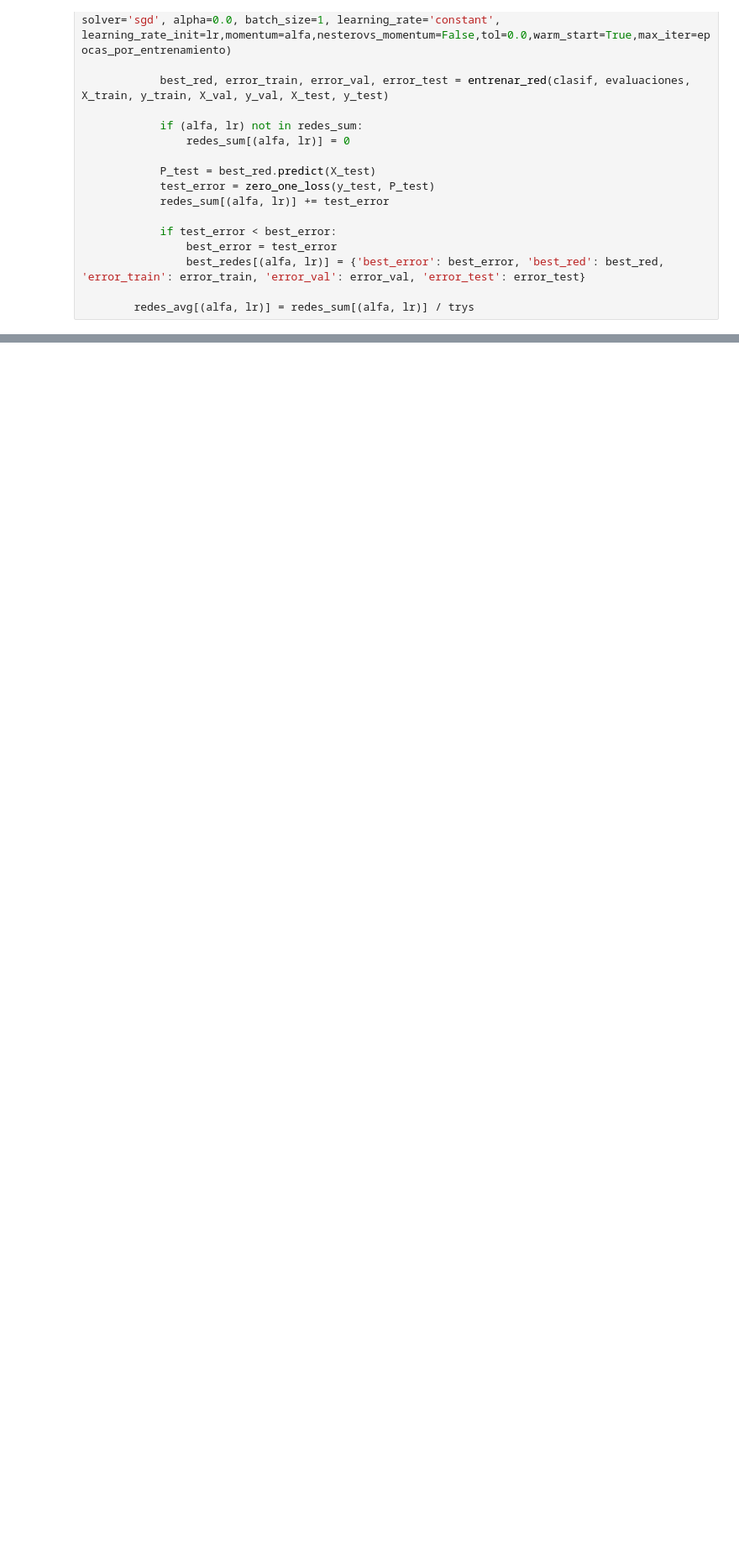
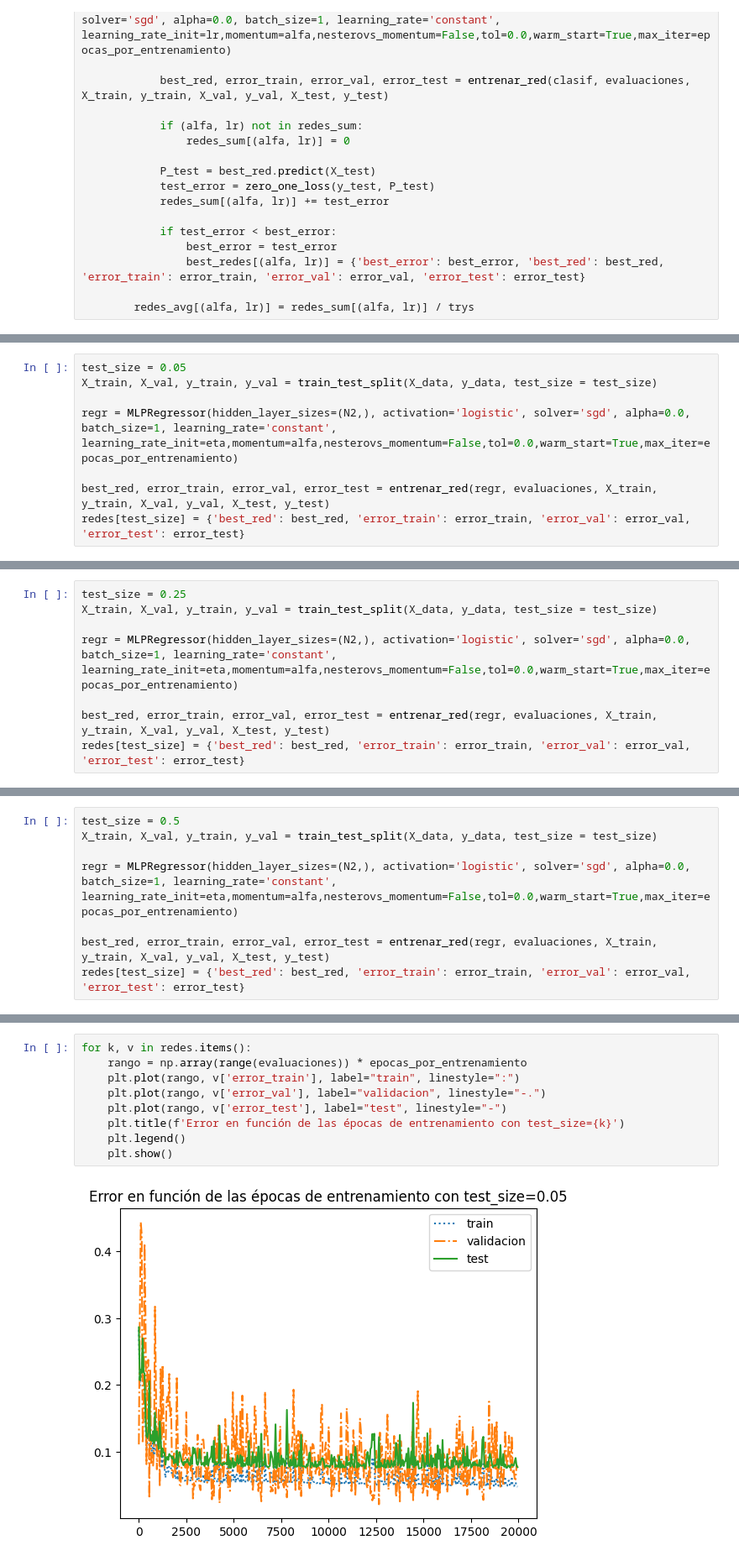
Before and after one commit to LautaroCerruti/ML-IAA-2024, a Jupyter notebook: TP2/TP2.ipynb, the cells around one changed output, grey strips where cells are left out. Shown at 84% size. Saved outputs shown, nothing was run; the diff lists cells and outputs as text; blank space fills up the shorter version.

```diff
--- a/TP2/TP2.ipynb
+++ b/TP2/TP2.ipynb
@@ -282,0 +312,8 @@ print(df)
+# %%
+test_size = 0.05
+X_train, X_val, y_train, y_val = train_test_split(X_data, y_data, test_size = test_size)
+
+regr = MLPRegressor(hidden_layer_sizes=(N2,), activation='logistic', solver='sgd', alpha=0.0, batch_size=1, learning_rate='constant', learning_rate_init=eta,momentum=alfa,nesterovs_momentum=False,tol=0.0,warm_start=True,max_iter=epocas_por_entrenamiento)
+
+best_red, error_train, error_val, error_test = entrenar_red(regr, evaluaciones, X_train, y_train, X_val, y_val, X_test, y_test)
+redes[test_size] = {'best_red': best_red, 'error_train': error_train, 'error_val': error_val, 'error_test': error_test}
@@ -282,0 +322,8 @@ print(df)
+# %%
+test_size = 0.25
+X_train, X_val, y_train, y_val = train_test_split(X_data, y_data, test_size = test_size)
+
+regr = MLPRegressor(hidden_layer_sizes=(N2,), activation='logistic', solver='sgd', alpha=0.0, batch_size=1, learning_rate='constant', learning_rate_init=eta,momentum=alfa,nesterovs_momentum=False,tol=0.0,warm_start=True,max_iter=epocas_por_entrenamiento)
+
+best_red, error_train, error_val, error_test = entrenar_red(regr, evaluaciones, X_train, y_train, X_val, y_val, X_test, y_test)
+redes[test_size] = {'best_red': best_red, 'error_train': error_train, 'error_val': error_val, 'error_test': error_test}
@@ -282,0 +332,8 @@ print(df)
+# %%
+test_size = 0.5
+X_train, X_val, y_train, y_val = train_test_split(X_data, y_data, test_size = test_size)
+
+regr = MLPRegressor(hidden_layer_sizes=(N2,), activation='logistic', solver='sgd', alpha=0.0, batch_size=1, learning_rate='constant', learning_rate_init=eta,momentum=alfa,nesterovs_momentum=False,tol=0.0,warm_start=True,max_iter=epocas_por_entrenamiento)
+
+best_red, error_train, error_val, error_test = entrenar_red(regr, evaluaciones, X_train, y_train, X_val, y_val, X_test, y_test)
+redes[test_size] = {'best_red': best_red, 'error_train': error_train, 'error_val': error_val, 'error_test': error_test}
@@ -282,0 +342,11 @@ print(df)
+# %%
+for k, v in redes.items():
+    rango = np.array(range(evaluaciones)) * epocas_por_entrenamiento
+    plt.plot(rango, v['error_train'], label="train", linestyle=":")
+    plt.plot(rango, v['error_val'], label="validacion", linestyle="-.")
+    plt.plot(rango, v['error_test'], label="test", linestyle="-")
+    plt.title(f'Error en función de las épocas de entrenamiento con test_size={k}')
+    plt.legend()
+    plt.show()
+# %% [output]
+[figure, added]
```
Also changed, not shown: parts of 18 cells of this notebook, 4 other files.
